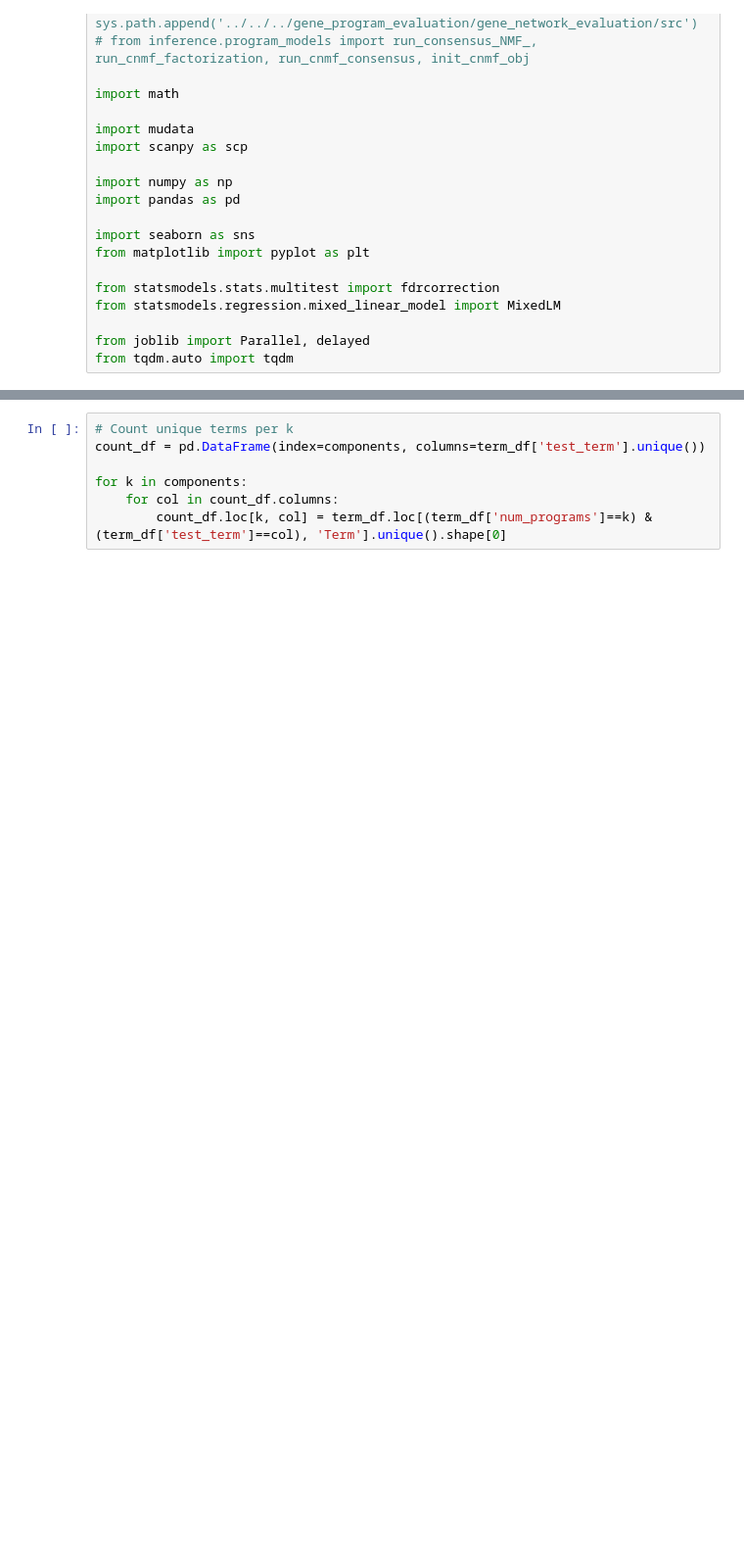
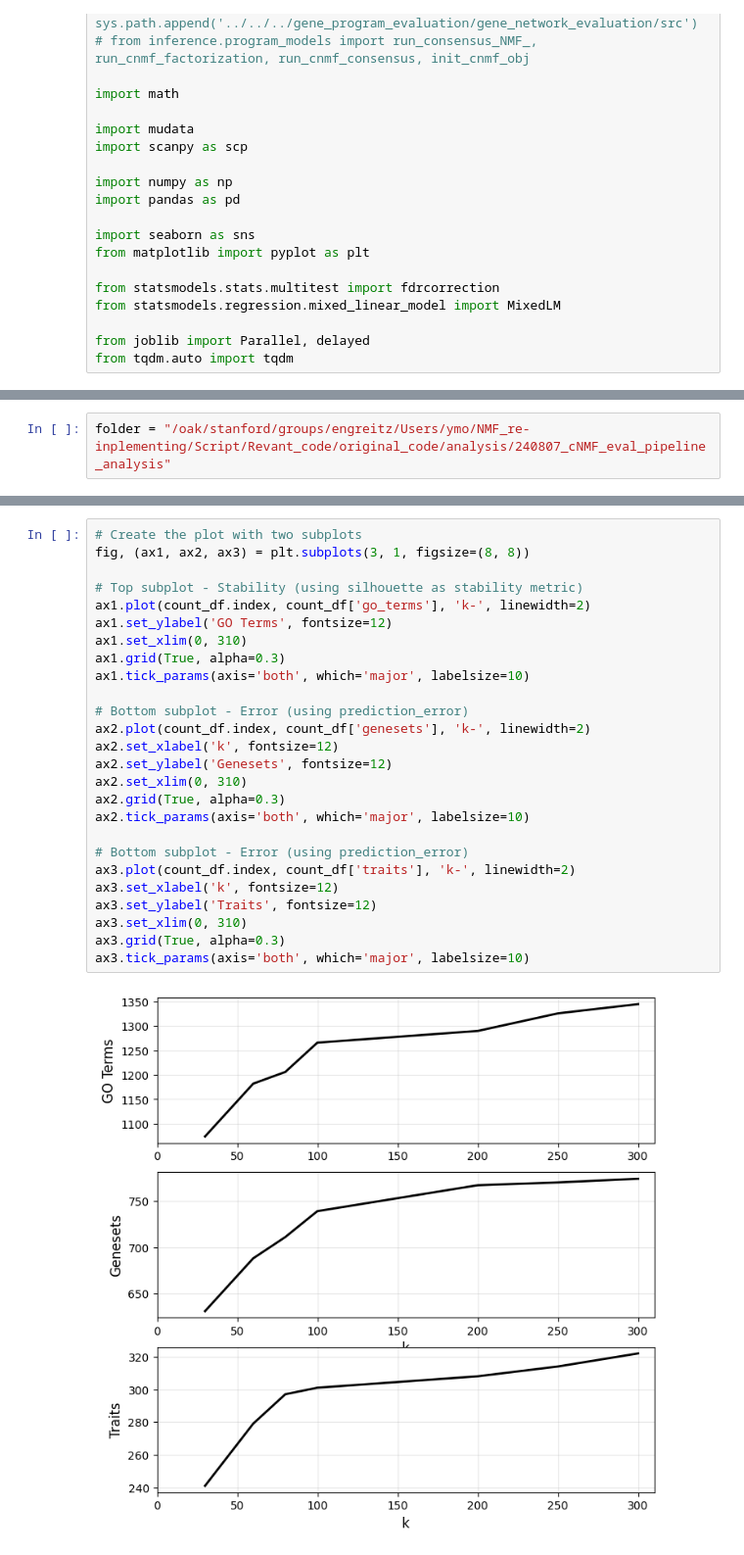
Before and after one commit to EngreitzLab/cNMF_benchmarking, a Jupyter notebook: cNMF_benchmakring_pipeline/Plotting/cNMF_k_selection.ipynb, the cells around one changed output, grey strips where cells are left out. Shown at 98% size. Saved outputs shown, nothing was run; the diff lists cells and outputs as text; blank space fills up the shorter version.

```diff
--- a/cNMF_benchmakring_pipeline/Plotting/cNMF_k_selection.ipynb
+++ b/cNMF_benchmakring_pipeline/Plotting/cNMF_k_selection.ipynb
@@ -23,3 +115,5 @@ from tqdm.auto import tqdm
+# %%
+folder = "/oak/stanford/groups/engreitz/Users/ymo/NMF_re-inplementing/Script/Revant_code/original_code/analysis/240807_cNMF_eval_pipeline_analysis"
 # %%
 # Load data
 def load(k, term, path):
@@ -45,7 +145,28 @@ term_df = pd.concat(term_df, ignore_index=True)
-# %%
-# Count unique terms per k
-count_df = pd.DataFrame(index=components, columns=term_df['test_term'].unique())
-
-for k in components:
-    for col in count_df.columns:
-        count_df.loc[k, col] = term_df.loc[(term_df['num_programs']==k) & (term_df['test_term']==col), 'Term'].unique().shape[0]
+# %%
+# Create the plot with two subplots
+fig, (ax1, ax2, ax3) = plt.subplots(3, 1, figsize=(8, 8))
+
+# Top subplot - Stability (using silhouette as stability metric)
+ax1.plot(count_df.index, count_df['go_terms'], 'k-', linewidth=2)
+ax1.set_ylabel('GO Terms', fontsize=12)
+ax1.set_xlim(0, 310)
+ax1.grid(True, alpha=0.3)
+ax1.tick_params(axis='both', which='major', labelsize=10)
+
+# Bottom subplot - Error (using prediction_error)
+ax2.plot(count_df.index, count_df['genesets'], 'k-', linewidth=2)
+ax2.set_xlabel('k', fontsize=12)
+ax2.set_ylabel('Genesets', fontsize=12)
+ax2.set_xlim(0, 310)
+ax2.grid(True, alpha=0.3)
+ax2.tick_params(axis='both', which='major', labelsize=10)
+
+# Bottom subplot - Error (using prediction_error)
+ax3.plot(count_df.index, count_df['traits'], 'k-', linewidth=2)
+ax3.set_xlabel('k', fontsize=12)
+ax3.set_ylabel('Traits', fontsize=12)
+ax3.set_xlim(0, 310)
+ax3.grid(True, alpha=0.3)
+ax3.tick_params(axis='both', which='major', labelsize=10)
+# %% [output]
+[figure, added]
```
Also changed, not shown: parts of 13 cells of this notebook, 14 other files.
